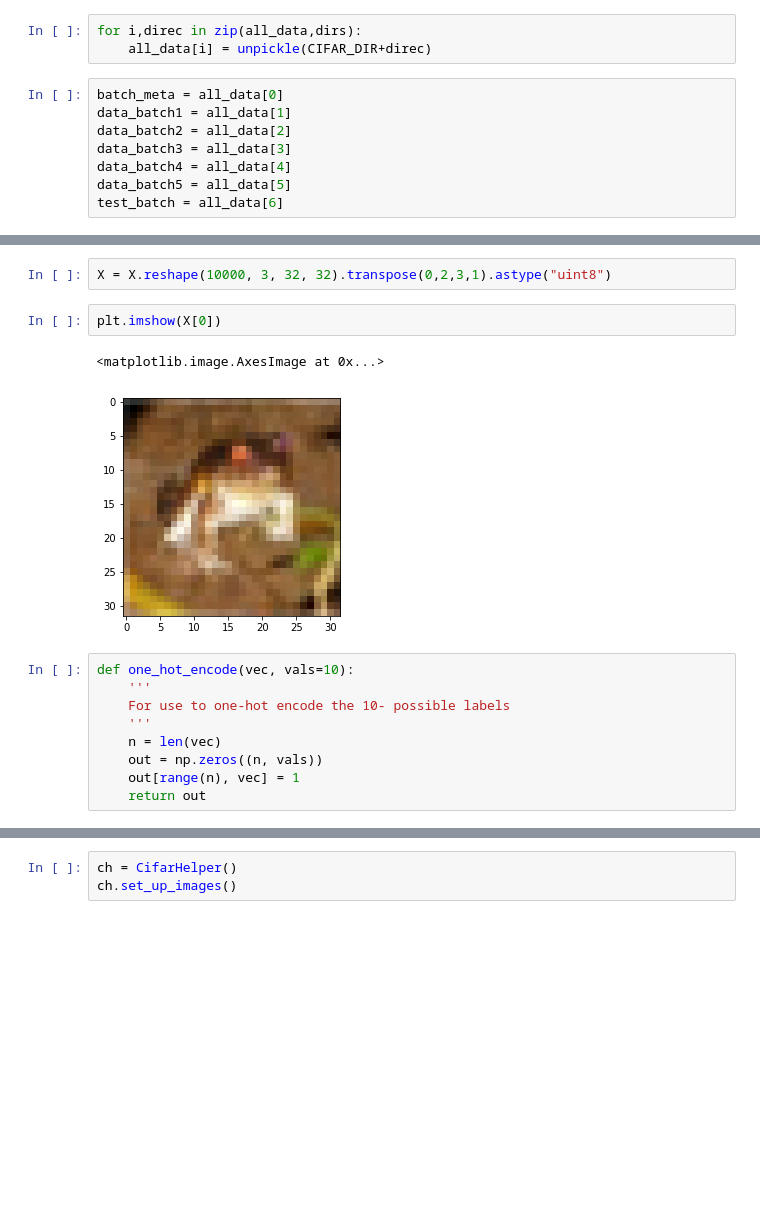
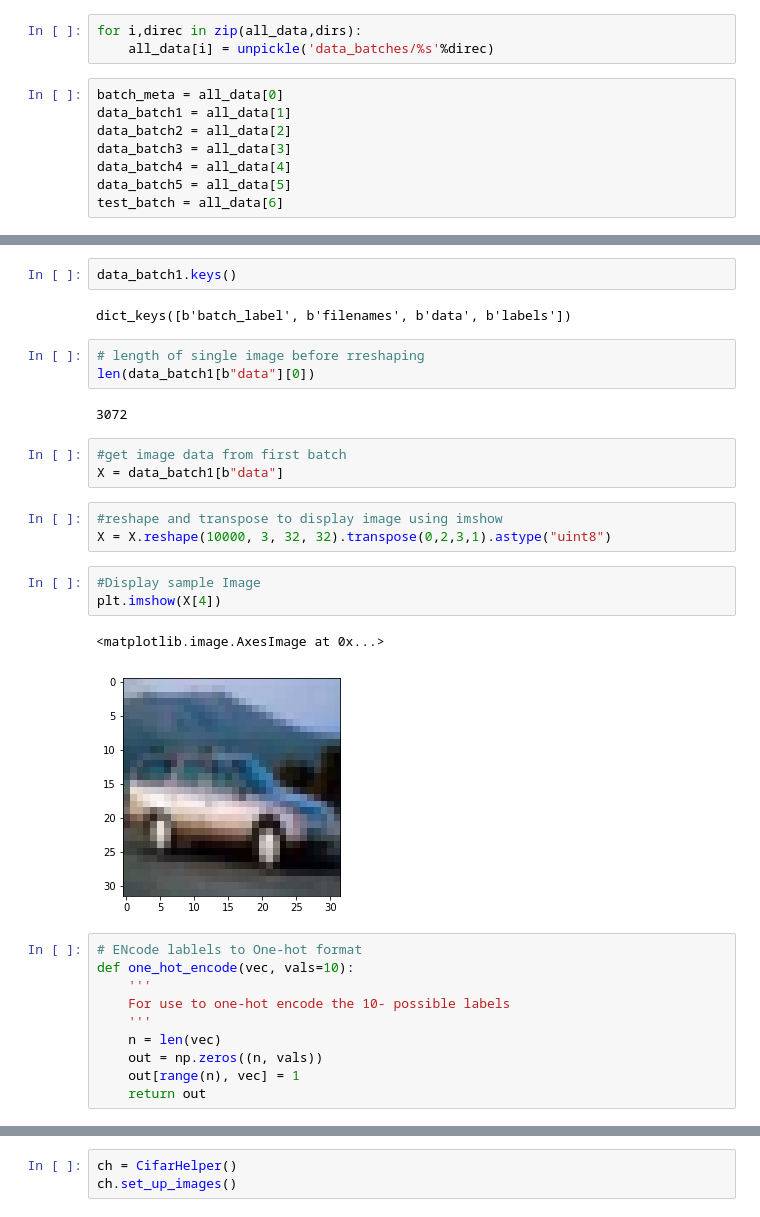
Before and after one commit to gowthamkatari/CNN-CIFAR, a Jupyter notebook: CNN_Model.ipynb, the cells around one changed output, grey strips where cells are left out. Saved outputs shown, nothing was run; the diff lists cells and outputs as text; blank space fills up the shorter version.

```diff
--- a/CNN_Model.ipynb
+++ b/CNN_Model.ipynb
@@ -12,7 +24,7 @@ dirs = ['batches.meta','data_batch_1','data_batch_2','data_batch_3','data_batch_
 all_data = [0,1,2,3,4,5,6]
 # %%
 for i,direc in zip(all_data,dirs):
-    all_data[i] = unpickle(CIFAR_DIR+direc)
+    all_data[i] = unpickle('data_batches/%s'%direc)
 # %%
 batch_meta = all_data[0]
 data_batch1 = all_data[1]
@@ -31,11 +51,26 @@ X = data_batch1[b"data"]
+# %%
+data_batch1.keys()
+# %% [output]
+dict_keys([b'batch_label', b'filenames', b'data', b'labels'])
+# %%
+# length of single image before rreshaping
+len(data_batch1[b"data"][0])
+# %% [output]
+3072
+# %%
+#get image data from first batch
+X = data_batch1[b"data"]
 # %%
+#reshape and transpose to display image using imshow
 X = X.reshape(10000, 3, 32, 32).transpose(0,2,3,1).astype("uint8")
-# %%
-plt.imshow(X[0])
-# %% [output]
-<matplotlib.image.AxesImage at 0x...>
-[figure, removed]
+# %%
+#Display sample Image
+plt.imshow(X[4])
+# %% [output]
+<matplotlib.image.AxesImage at 0x...>
+[figure, added]
 # %%
+# ENcode lablels to One-hot format
 def one_hot_encode(vec, vals=10):
     '''
     For use to one-hot encode the 10- possible labels
```
Also changed, not shown: parts of 26 cells of this notebook.
